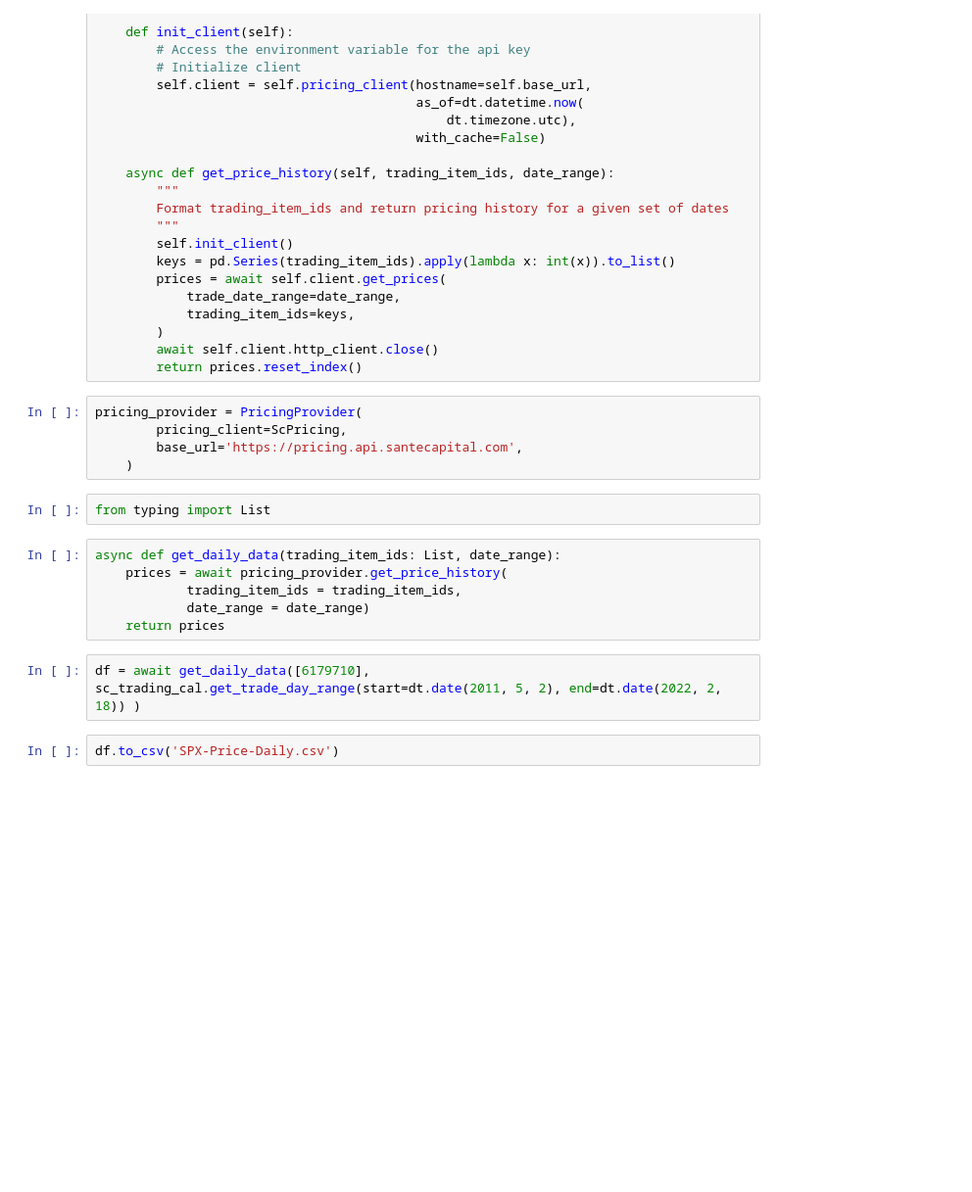
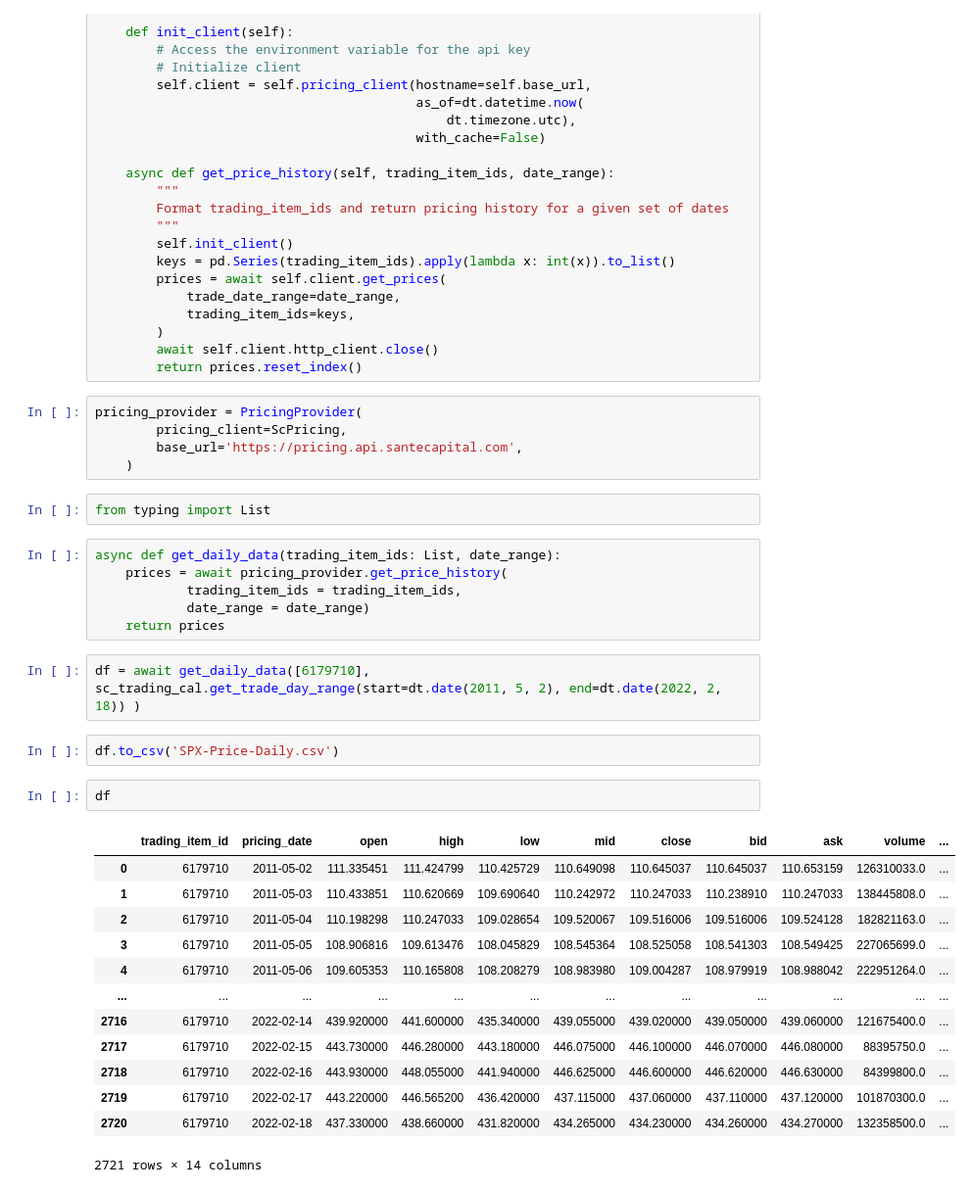
Before and after one commit to nickkxsper/index-gamma, a Jupyter notebook: Collection.ipynb, the cells around one changed output. Shown at 98% size. Saved outputs shown, nothing was run; the diff lists cells and outputs as text; blank space fills up the shorter version.

```diff
--- a/Collection.ipynb
+++ b/Collection.ipynb
@@ -57,3 +57,19 @@ async def get_daily_data(trading_item_ids: List, date_range):
 df = await get_daily_data([6179710], sc_trading_cal.get_trade_day_range(start=dt.date(2011, 5, 2), end=dt.date(2022, 2, 18)) )
 # %%
 df.to_csv('SPX-Price-Daily.csv')
+# %%
+df
+# %% [output]
+|  | trading_item_id | pricing_date | open | high | low | mid | close | bid | ask | volume | ... |
+| 0 | 6179710 | 2011-05-02 | 111.335451 | 111.424799 | 110.425729 | 110.649098 | 110.645037 | 110.645037 | 110.653159 | 126310033.0 | ... |
+| 1 | 6179710 | 2011-05-03 | 110.433851 | 110.620669 | 109.690640 | 110.242972 | 110.247033 | 110.238910 | 110.247033 | 138445808.0 | ... |
+| 2 | 6179710 | 2011-05-04 | 110.198298 | 110.247033 | 109.028654 | 109.520067 | 109.516006 | 109.516006 | 109.524128 | 182821163.0 | ... |
+| 3 | 6179710 | 2011-05-05 | 108.906816 | 109.613476 | 108.045829 | 108.545364 | 108.525058 | 108.541303 | 108.549425 | 227065699.0 | ... |
+| 4 | 6179710 | 2011-05-06 | 109.605353 | 110.165808 | 108.208279 | 108.983980 | 109.004287 | 108.979919 | 108.988042 | 222951264.0 | ... |
+| ... | ... | ... | ... | ... | ... | ... | ... | ... | ... | ... | ... |
+| 2716 | 6179710 | 2022-02-14 | 439.920000 | 441.600000 | 435.340000 | 439.055000 | 439.020000 | 439.050000 | 439.060000 | 121675400.0 | ... |
+| 2717 | 6179710 | 2022-02-15 | 443.730000 | 446.280000 | 443.180000 | 446.075000 | 446.100000 | 446.070000 | 446.080000 | 88395750.0 | ... |
+| 2718 | 6179710 | 2022-02-16 | 443.930000 | 448.055000 | 441.940000 | 446.625000 | 446.600000 | 446.620000 | 446.630000 | 84399800.0 | ... |
+| 2719 | 6179710 | 2022-02-17 | 443.220000 | 446.565200 | 436.420000 | 437.115000 | 437.060000 | 437.110000 | 437.120000 | 101870300.0 | ... |
+| 2720 | 6179710 | 2022-02-18 | 437.330000 | 438.660000 | 431.820000 | 434.265000 | 434.230000 | 434.260000 | 434.270000 | 132358500.0 | ... |
+2721 rows × 14 columns
```
Also changed, not shown: parts of 4 cells of this notebook, 2 other files.
